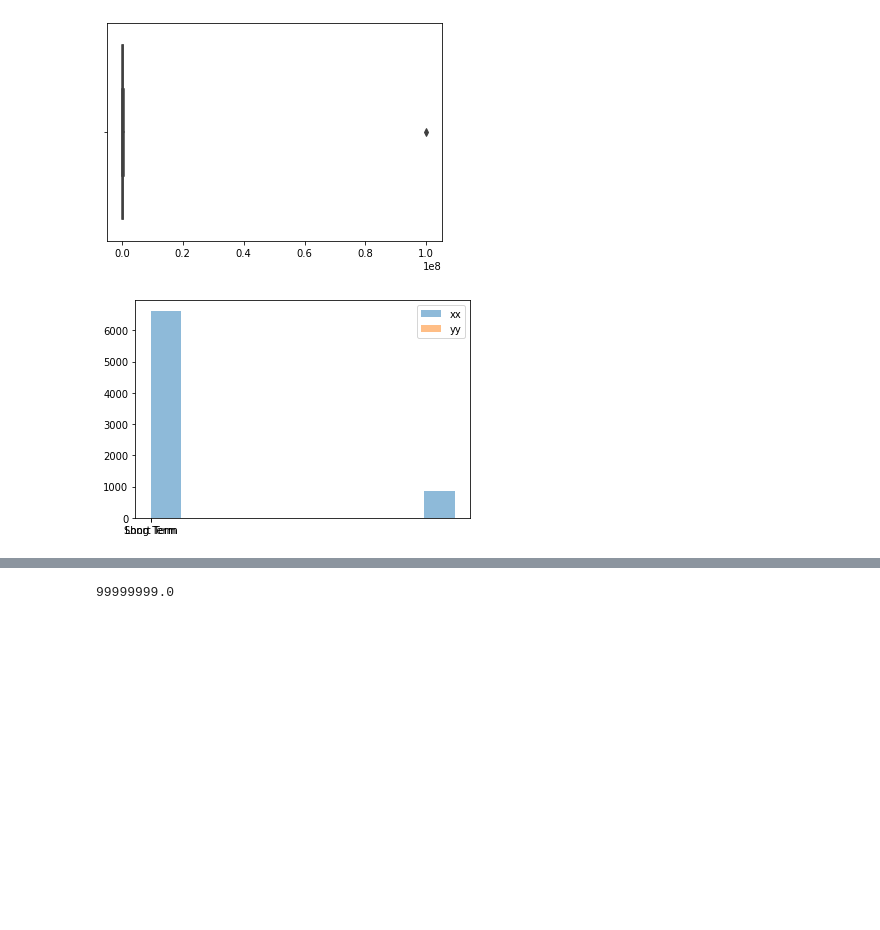
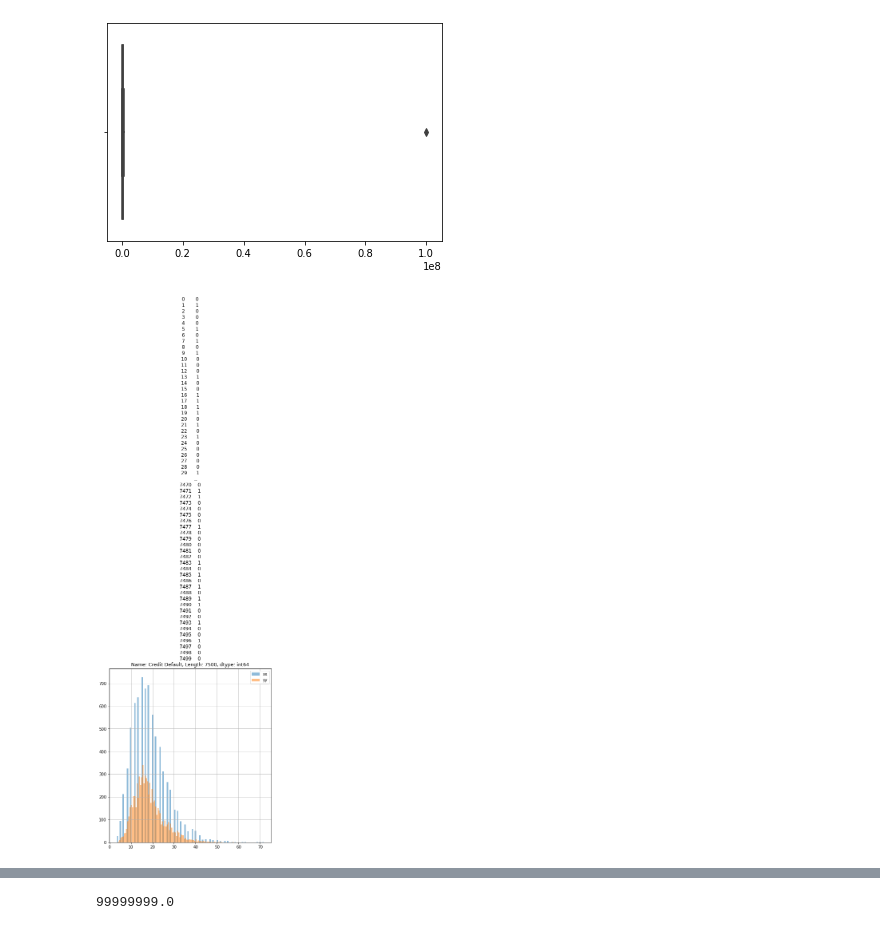
Before and after one commit to Arhio/GB-Python-Lib-Stage-2, a Jupyter notebook: Course_project/KuznetsovVV_solution.ipynb, the cells around one changed output, grey strips where cells are left out. Saved outputs shown, nothing was run; the diff lists cells and outputs as text; code cells hidden in the pictures; blank space fills up the shorter version.

```diff
--- a/Course_project/KuznetsovVV_solution.ipynb
+++ b/Course_project/KuznetsovVV_solution.ipynb
@@ -209,8 +205,20 @@ yy = train['Term']
+# %%
+#xx = train['Current Credit Balance']
+#yy = train['Annual Income'] / 5
+xx = train['Number of Open Accounts'] / 0.6
+yy = train['Years of Credit History']
+
+#xx = train['Monthly Debt']
+#yy = train['Current Credit Balance']
 # %%
-n_bins = 10
-plt.hist(xx, alpha=0.5,label='xx', bins=n_bins)
-plt.hist(yy, alpha=0.5,label='yy',bins=n_bins)
+plt.figure(figsize= (16, 8))
+
+plt.subplot(122)
+(xx).hist(alpha=0.5, label='xx', bins = 100)
+(yy).hist(alpha=0.5, label='yy', bins = 100)
+
+plt.title(str(temp))
 plt.legend()
 plt.show()
 # %% [output]
-[figure, old version]
+[figure, new version]
```
Also changed, not shown: parts of 14 cells of this notebook.
